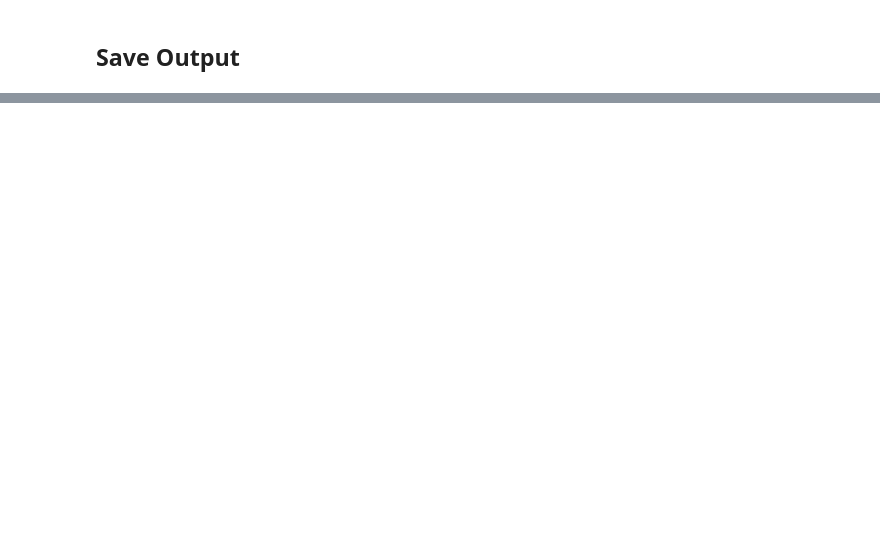
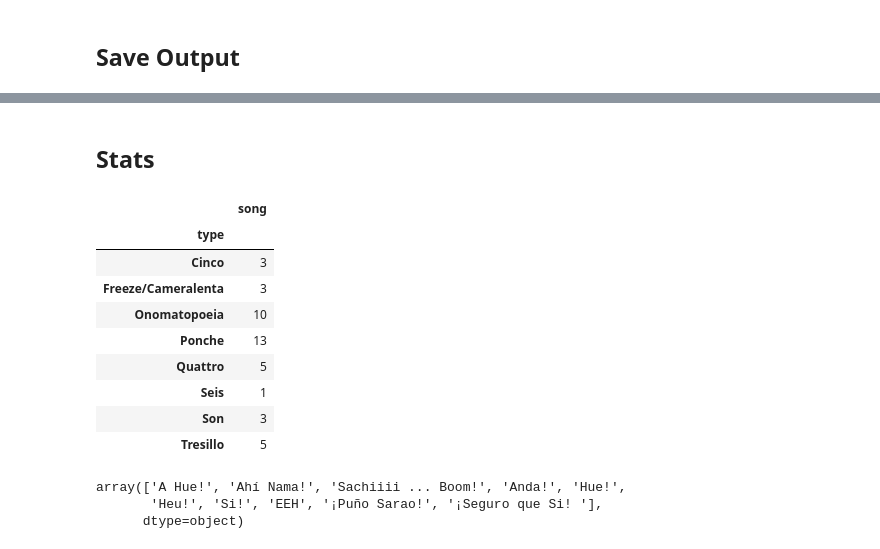
Before and after one commit to shaunfg/ponche-dictionary, a Jupyter notebook: add_musicality.ipynb, the cells around one changed output, grey strips where cells are left out. Cells and saved outputs as stored; diff of their text form; code cells hidden in the pictures; blank space fills up the shorter version.

```diff
--- a/add_musicality.ipynb
+++ b/add_musicality.ipynb
@@ -265,0 +87,21 @@ output_df.to_json('musicality.json',orient = 'index')
+# %% [markdown]
+## Stats
+# %%
+output_df.groupby('type').agg({'song':'count'})
+# %% [output]
+|  | song |
+| type |  |
+| Cinco | 3 |
+| Freeze/Cameralenta | 3 |
+| Onomatopoeia | 10 |
+| Ponche | 13 |
+| Quattro | 5 |
+| Seis | 1 |
+| Son | 3 |
+| Tresillo | 5 |
+# %%
+output_df[output_df.type =='Onomatopoeia'].Lyric.unique()
+# %% [output]
+array(['A Hue!', 'Ahí Nama!', 'Sachiiii ... Boom!', 'Anda!', 'Hue!',
+       'Heu!', 'Si!', 'EEH', '¡Puño Sarao!', '¡Seguro que Si! '],
+      dtype=object)
```
Also changed, not shown: parts of 12 cells of this notebook, 2 other files.
